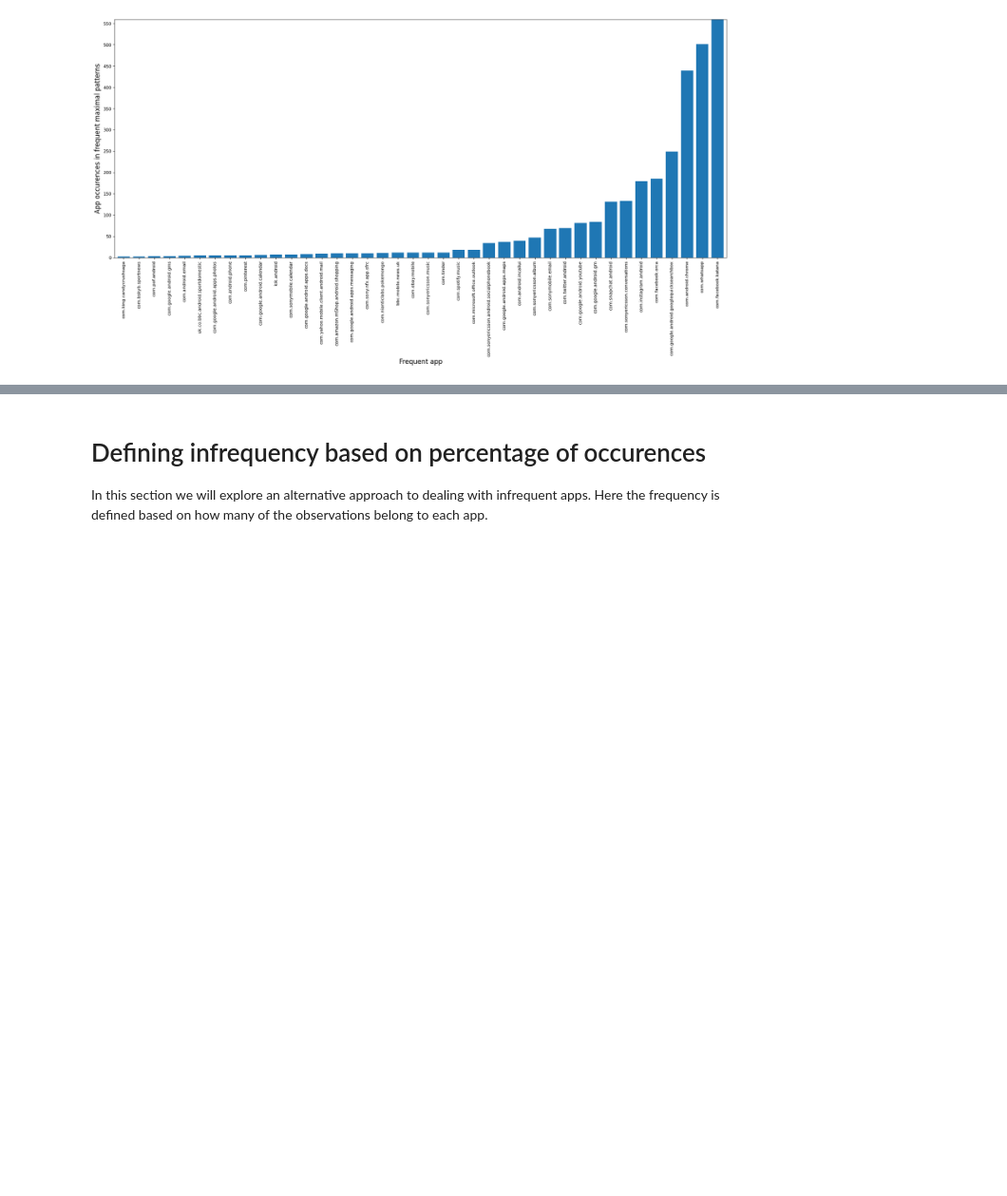
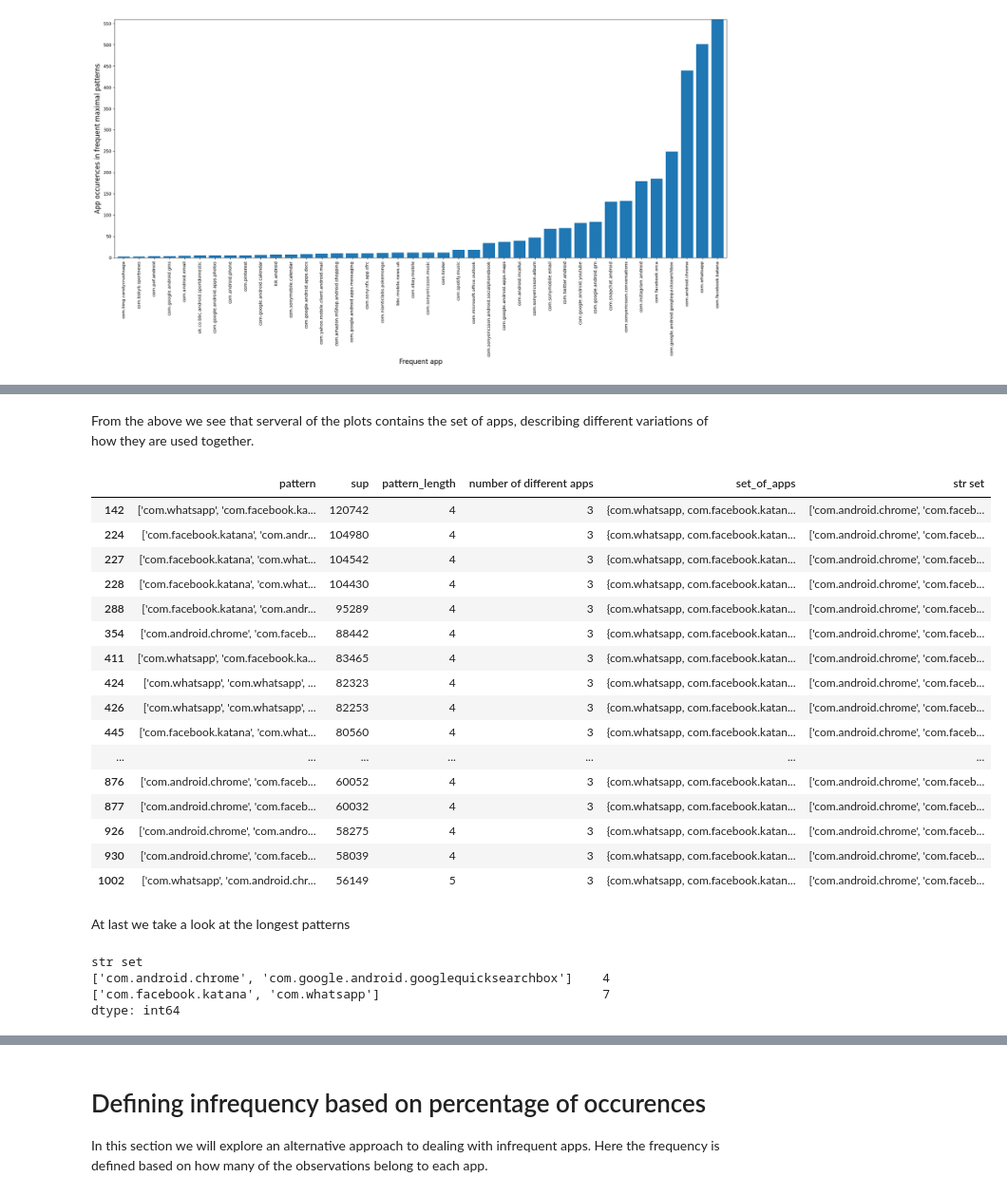
Before and after one commit to ClaraAndersen/motifs_and_competition_in_app_usage, a Jupyter notebook: Infrequent_apps_no_split_sessions.ipynb, the cells around one changed output, grey strips where cells are left out. Shown at 95% size. Cells and saved outputs as stored; diff of their text form; code cells hidden in the pictures; blank space fills up the shorter version.

```diff
--- a/Infrequent_apps_no_split_sessions.ipynb
+++ b/Infrequent_apps_no_split_sessions.ipynb
@@ -683,0 +627,5 @@ plt.show()
+# %%
+patterns_longer_than_1=output[output.pattern_length!=1]
+patterns_longer_than_1[patterns_longer_than_1.pattern.str.contains('|'.join(output_app_count[output_app_count==1].index))]
+# %%
+patterns_longer_than_1["number of different apps"]=patterns_longer_than_1.pattern.apply(literal_eval).apply(lambda l:len(set(l)))
@@ -683,0 +696,2 @@ plt.show()
+# %%
+patterns_longer_than_1["set_of_apps"]=patterns_longer_than_1.pattern.apply(literal_eval).apply(lambda l:set(l))
@@ -683,0 +704,3 @@ plt.show()
+# %%
+patterns_longer_than_1['str set']=patterns_longer_than_1.set_of_apps.apply(lambda l: str(sorted(list(l))))
+patterns_longer_than_1.groupby('str set').size().sort_values(ascending=False).head(10)
@@ -683,0 +725,31 @@ plt.show()
+# %% [markdown]
+From the above we see that serveral of the plots contains the set of apps, describing different variations of how they are used together.
+# %%
+patterns_longer_than_1[patterns_longer_than_1['str set']==str(['com.android.chrome', 'com.facebook.katana', 'com.whatsapp']) ]
+# %% [output]
+|  | pattern | sup | pattern_length | number of different apps | set_of_apps | str set |
+| 142 | ['com.whatsapp', 'com.facebook.ka... | 120742 | 4 | 3 | {com.whatsapp, com.facebook.katan... | ['com.android.chrome', 'com.faceb... |
+| 224 | ['com.facebook.katana', 'com.andr... | 104980 | 4 | 3 | {com.whatsapp, com.facebook.katan... | ['com.android.chrome', 'com.faceb... |
+| 227 | ['com.facebook.katana', 'com.what... | 104542 | 4 | 3 | {com.whatsapp, com.facebook.katan... | ['com.android.chrome', 'com.faceb... |
+| 228 | ['com.facebook.katana', 'com.what... | 104430 | 4 | 3 | {com.whatsapp, com.facebook.katan... | ['com.android.chrome', 'com.faceb... |
+| 288 | ['com.facebook.katana', 'com.andr... | 95289 | 4 | 3 | {com.whatsapp, com.facebook.katan... | ['com.android.chrome', 'com.faceb... |
+| 354 | ['com.android.chrome', 'com.faceb... | 88442 | 4 | 3 | {com.whatsapp, com.facebook.katan... | ['com.android.chrome', 'com.faceb... |
+| 411 | ['com.whatsapp', 'com.facebook.ka... | 83465 | 4 | 3 | {com.whatsapp, com.facebook.katan... | ['com.android.chrome', 'com.faceb... |
+| 424 | ['com.whatsapp', 'com.whatsapp', ... | 82323 | 4 | 3 | {com.whatsapp, com.facebook.katan... | ['com.android.chrome', 'com.faceb... |
+| 426 | ['com.whatsapp', 'com.whatsapp', ... | 82253 | 4 | 3 | {com.whatsapp, com.facebook.katan... | ['com.android.chrome', 'com.faceb... |
+| 445 | ['com.facebook.katana', 'com.what... | 80560 | 4 | 3 | {com.whatsapp, com.facebook.katan... | ['com.android.chrome', 'com.faceb... |
+| ... | ... | ... | ... | ... | ... | ... |
+| 876 | ['com.android.chrome', 'com.faceb... | 60052 | 4 | 3 | {com.whatsapp, com.facebook.katan... | ['com.android.chrome', 'com.faceb... |
+| 877 | ['com.android.chrome', 'com.faceb... | 60032 | 4 | 3 | {com.whatsapp, com.facebook.katan... | ['com.android.chrome', 'com.faceb... |
+| 926 | ['com.android.chrome', 'com.andro... | 58275 | 4 | 3 | {com.whatsapp, com.facebook.katan... | ['com.android.chrome', 'com.faceb... |
+| 930 | ['com.android.chrome', 'com.faceb... | 58039 | 4 | 3 | {com.whatsapp, com.facebook.katan... | ['com.android.chrome', 'com.faceb... |
+| 1002 | ['com.whatsapp', 'com.android.chr... | 56149 | 5 | 3 | {com.whatsapp, com.facebook.katan... | ['com.android.chrome', 'com.faceb... |
+# %% [markdown]
+At last we take a look at the longest patterns
+# %%
+patterns_longer_than_1[patterns_longer_than_1.pattern_length==6].groupby('str set').size()
+# %% [output]
+str set
+['com.android.chrome', 'com.google.android.googlequicksearchbox']    4
+['com.facebook.katana', 'com.whatsapp']                              7
+dtype: int64
```
Also changed, not shown: parts of 29 cells of this notebook.
